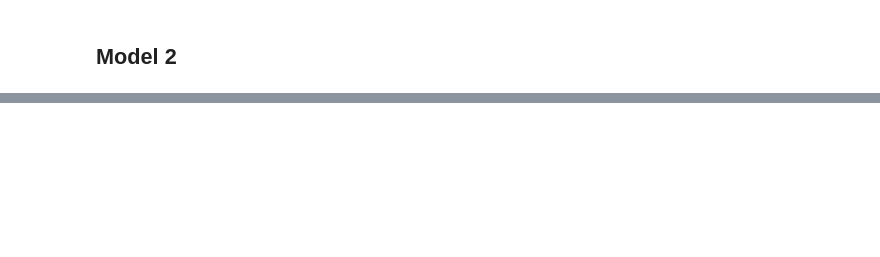
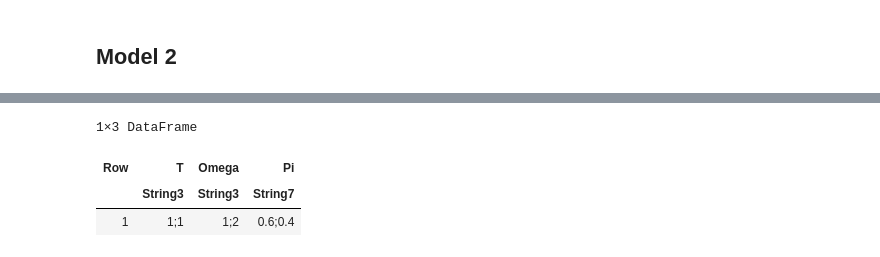
Before and after one commit to ltempfli/Team_assignment_AMO, a Jupyter notebook: Model_2.ipynb, the cells around one changed output, grey strips where cells are left out. Saved outputs shown, nothing was run; the diff lists cells and outputs as text; code cells hidden in the pictures; blank space fills up the shorter version.

```diff
--- a/Model_2.ipynb
+++ b/Model_2.ipynb
@@ -48,0 +87,8 @@ df_buses
+# %%
+# Import the rest of the data
+df_other = CSV.read("data/other_data.csv", DataFrame)
+# %% [output]
+1×3 DataFrame
+| Row | T | Omega | Pi |
+|  | String3 | String3 | String7 |
+| 1 | 1;1 | 1;2 | 0.6;0.4 |
```
Also changed, not shown: parts of 16 cells of this notebook, 2 other files.
